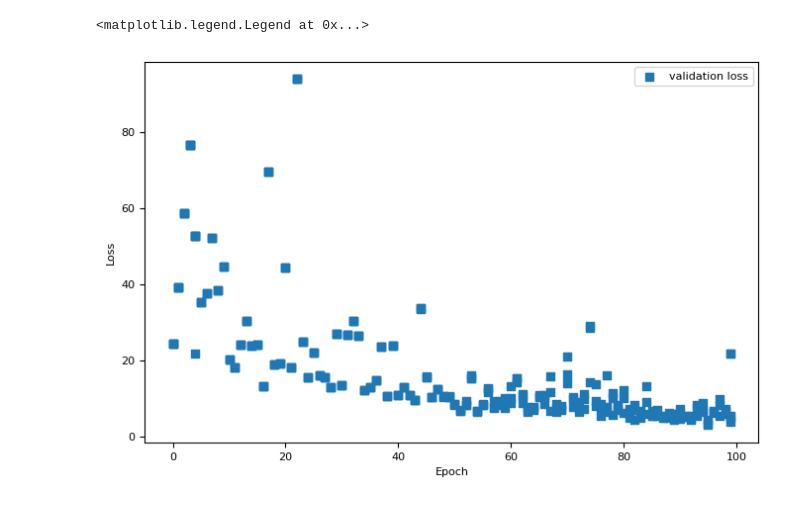
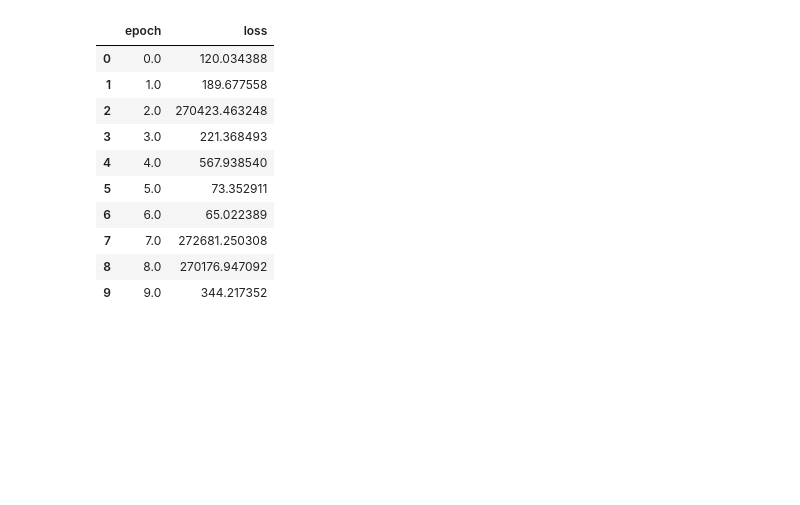
Before and after one commit to ShannonNCM/research_files, a Jupyter notebook: new_model/training_notebook.ipynb, the cells around one changed output. Saved outputs shown, nothing was run; the diff lists cells and outputs as text; code cells hidden in the pictures; blank space fills up the shorter version.

```diff
--- a/new_model/training_notebook.ipynb
+++ b/new_model/training_notebook.ipynb
@@ -34,3 +26,23 @@ Overwriting config_new_model.yml
+# %%
+#this writes the yml file
+config = {
+    "model": "MACE",
+    "num_channels": 32,
+    "max_L": 0,
+    "r_max": 4.0,
+    "name": model_name,
+    "train_file": f"train_01.xyz",
+    "valid_fraction": 0.01,
+    "test_file": f"test_01.xyz",
+    "energy_key": "energy",
+    "forces_key": "forces",
+    "batch_size": 32,
+    "max_num_epochs": num_epoch,
+    "device": "cpu",
+    "seed": 123
+}
+with open("config_new_model.yml", "w") as f:
+    yaml.dump(config, f, sort_keys=False)
 # %%
 #Perform training
 import warnings
@@ -102,10 +100,14 @@ plt.legend()
-# %%
-plt.figure(figsize=(8,5))
-#plt.scatter(train_df['epoch'],train_df['loss'], label='training loss', marker='o')
-plt.scatter(val_df['epoch'],val_df['loss'], label='validation loss', marker='s')
-plt.xlabel('Epoch')
-plt.ylabel('Loss')
-plt.legend()
-# %% [output]
-<matplotlib.legend.Legend at 0x...>
-[figure, removed]
+# %%
+train_df
+# %% [output]
+|  | epoch | loss |
+| 0 | 0.0 | 120.034388 |
+| 1 | 1.0 | 189.677558 |
+| 2 | 2.0 | 270423.463248 |
+| 3 | 3.0 | 221.368493 |
+| 4 | 4.0 | 567.938540 |
+| 5 | 5.0 | 73.352911 |
+| 6 | 6.0 | 65.022389 |
+| 7 | 7.0 | 272681.250308 |
+| 8 | 8.0 | 270176.947092 |
+| 9 | 9.0 | 344.217352 |
```
Also changed, not shown: parts of 14 cells of this notebook, 29 other files.
